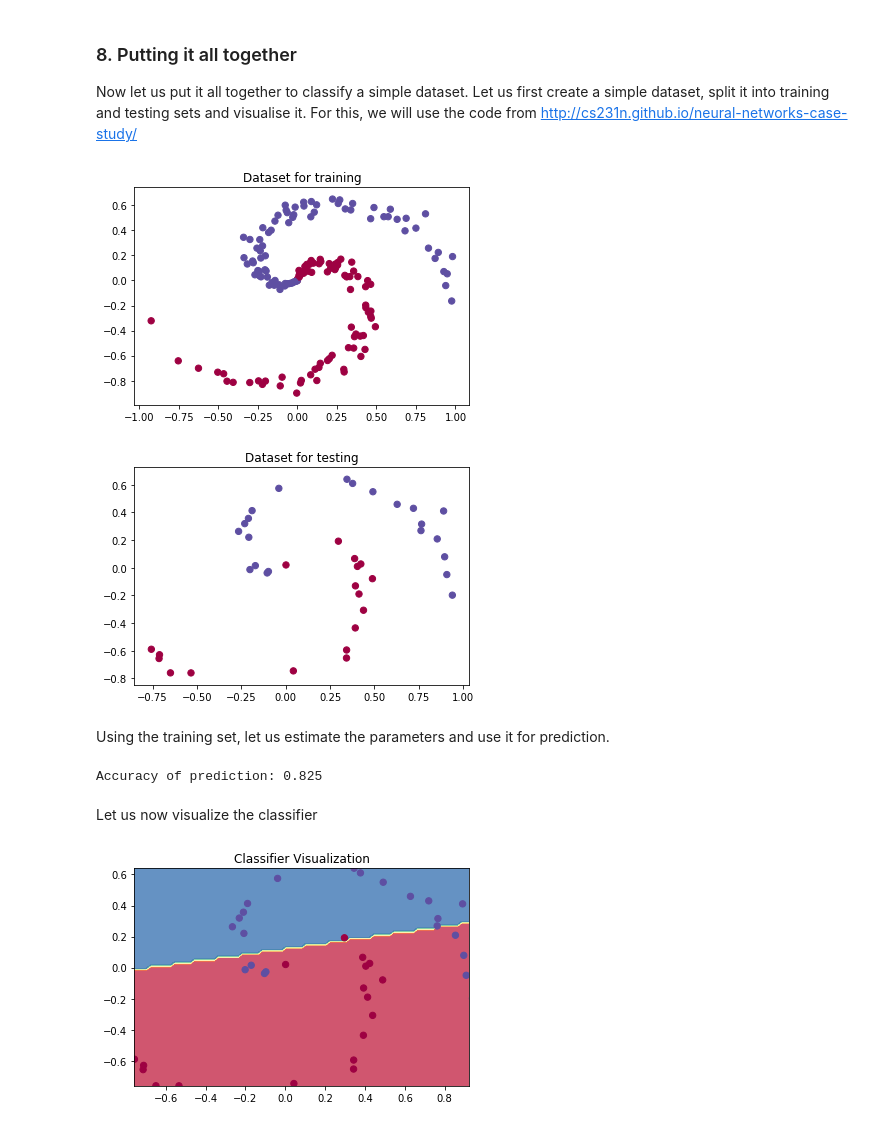
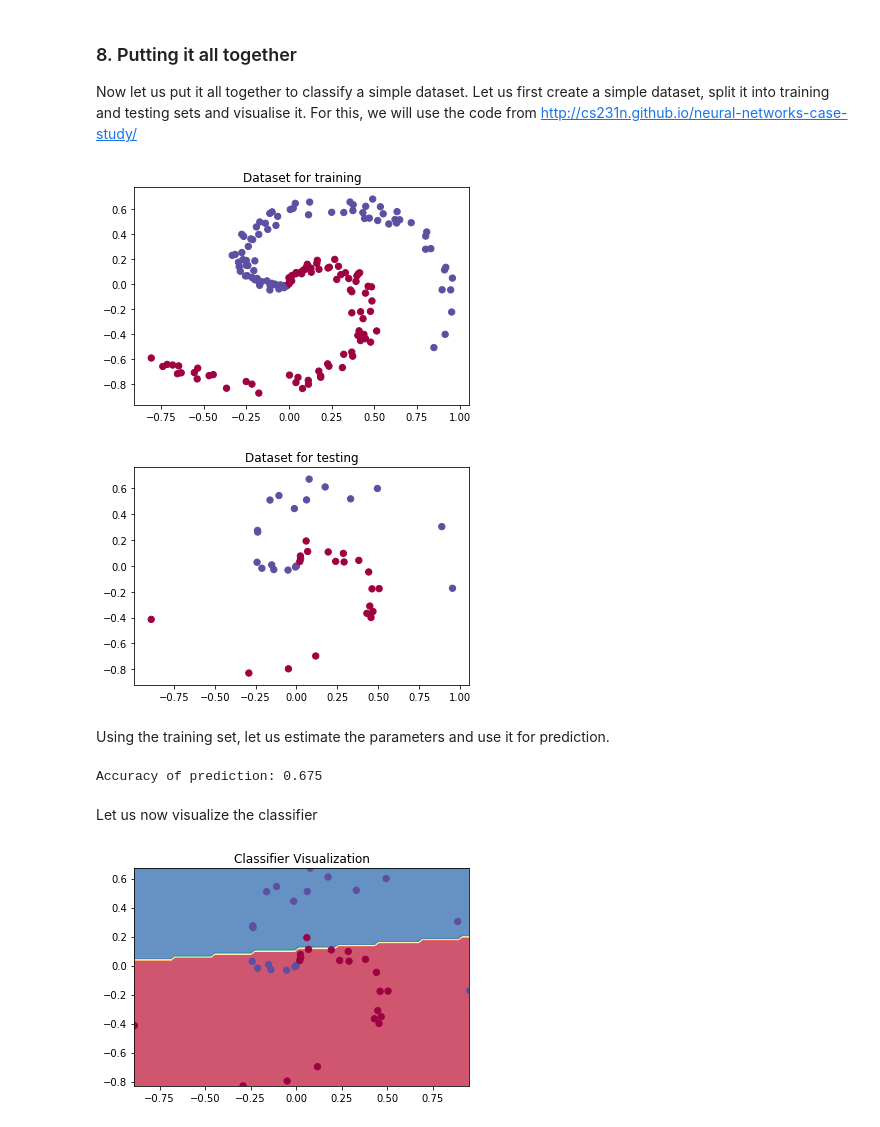
Before and after one commit to dilthoms/ai-ml-assignments, a Jupyter notebook: LogisticRegression/Implementing-Logistic-Regression.ipynb, the cells around one changed output. Cells and saved outputs as stored; diff of their text form; code cells hidden in the pictures.

```diff
--- a/LogisticRegression/Implementing-Logistic-Regression.ipynb
+++ b/LogisticRegression/Implementing-Logistic-Regression.ipynb
@@ -293,10 +295,10 @@ print pred
 Now let us put it all together to classify a simple dataset. Let us first create a simple dataset, split it into training and testing sets and visualise it. For this, we will use the code from http://cs231n.github.io/neural-networks-case-study/
 # %%
 
-X_train,yhat_train,X_test,yhat_test = dataset.create()
+X_train,yhat_train,X_test,yhat_test = utils.create_simple_dataset()
 # %% [output]
-[figure, old version]
+[figure, new version]
-[figure, old version]
+[figure, new version]
 # %% [markdown]
 Using the training set, let us estimate the parameters and use it for prediction.
 # %%
@@ -307,10 +309,10 @@ res = predict(X_test,w,b)
 
 print "Accuracy of prediction: " + str(np.sum(res == yhat_test)/float(res.shape[1]))
 # %% [output]
-Accuracy of prediction: 0.825
+Accuracy of prediction: 0.675
 # %% [markdown]
 Let us now visualize the classifier
 # %%
-dataset.vis_classifier(X_test,yhat_test,w,b)
+utils.vis_classifier(X_test,yhat_test,w,b)
 # %% [output]
-[figure, old version]
+[figure, new version]
```
Also changed, not shown: parts of 7 cells of this notebook, 2 other files.
